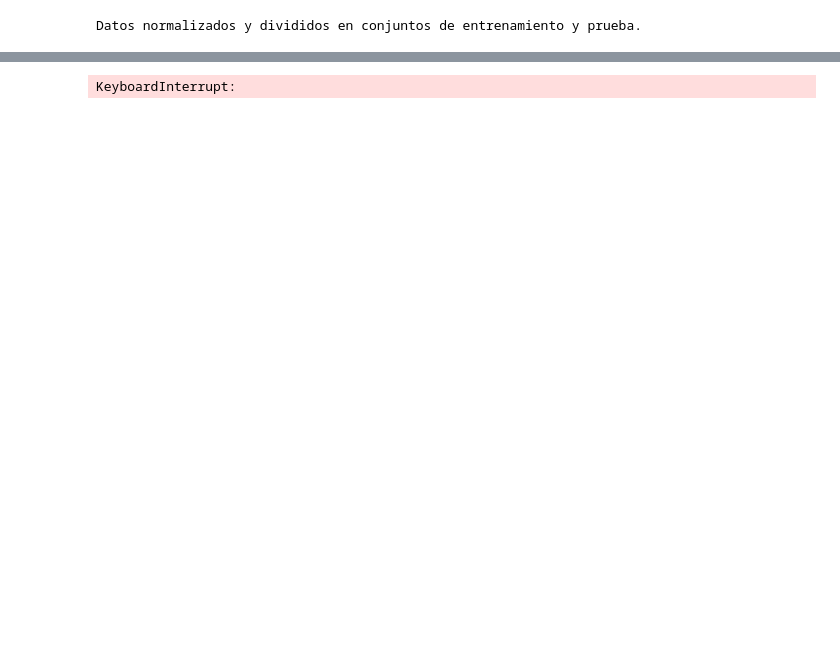
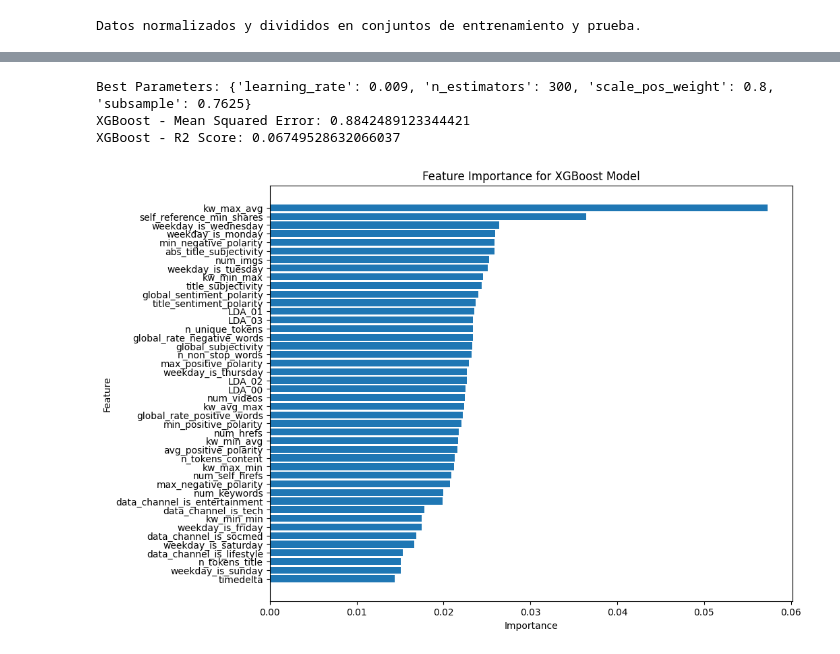
Before and after one commit to hlcxpl/PruebaRN, a Jupyter notebook: pruebaRN.ipynb, the cells around one changed output, grey strips where cells are left out. Drawn from its saved outputs; the diff is of its cells as text; code cells hidden in the pictures; blank space fills up the shorter version.

```diff
--- a/pruebaRN.ipynb
+++ b/pruebaRN.ipynb
@@ -379,6 +474,12 @@ from tensorflow.keras.models import Sequential
 from tensorflow.keras.layers import Dense, Dropout
 from tensorflow.keras.optimizers import Adam
 from tensorflow.keras.callbacks import EarlyStopping
+
+# Asegurarse de que los datos están en el formato correcto y convertir a float32
+X_train = np.array(X_train).astype(np.float32)
+X_test = np.array(X_test).astype(np.float32)
+y_train = np.array(y_train).astype(np.float32)
+y_test = np.array(y_test).astype(np.float32)
 
 # Definir el modelo
 fc_model = Sequential()
@@ -466,25 +567,30 @@ print(f"Best Parameters: {grid_search_xgb.best_params_}")
 print(f"XGBoost - Mean Squared Error: {mse_xgb}")
 print(f"XGBoost - R2 Score: {r2_xgb}")
 # %% [output]
-KeyboardInterrupt:
+Best Parameters: {'learning_rate': 0.009, 'n_estimators': 300, 'scale_pos_weight': 0.8, 'subsample': 0.7625}
+XGBoost - Mean Squared Error: 0.8842489123344421
+XGBoost - R2 Score: 0.06749528632066037
 # %%
 import matplotlib.pyplot as plt
 import xgboost as xgb
+import pandas as pd # Import pandas
 
 # Obtener la importancia de las características
 importance = best_xgb_model.feature_importances_
 
-# Crear un DataFrame para la importancia de características
-importance_df = pd.DataFrame({"Feature": X_train.columns, "Importance": importance})
+# Use the original DataFrame 'X' to get column names
+importance_df = pd.DataFrame({"Feature": X.columns, "Importance": importance})
 
 # Ordenar por importancia
 importance_df = importance_df.sort_values(by="Importance", ascending=False)
 
 # Graficar la importancia de características
 plt.figure(figsize=(10, 8))
 plt.barh(importance_df["Feature"], importance_df["Importance"])
 plt.xlabel("Importance")
 plt.ylabel("Feature")
 plt.title("Feature Importance for XGBoost Model")
 plt.gca().invert_yaxis()
 plt.show()
+# %% [output]
+[figure, added]
```
Also changed, not shown: parts of 21 cells of this notebook.
